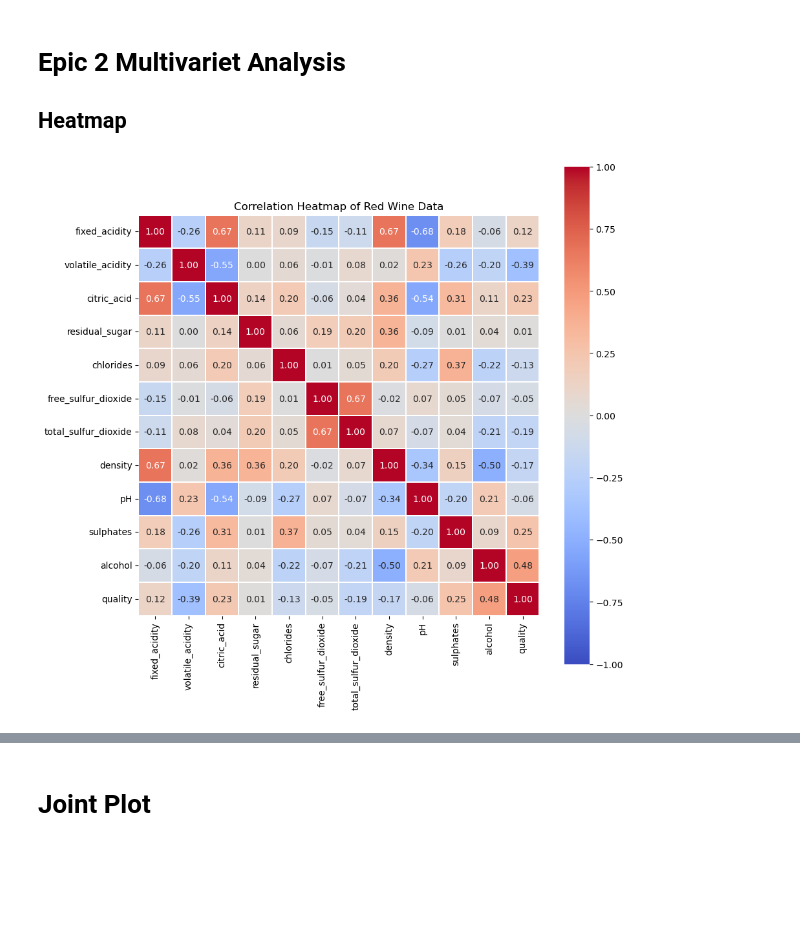
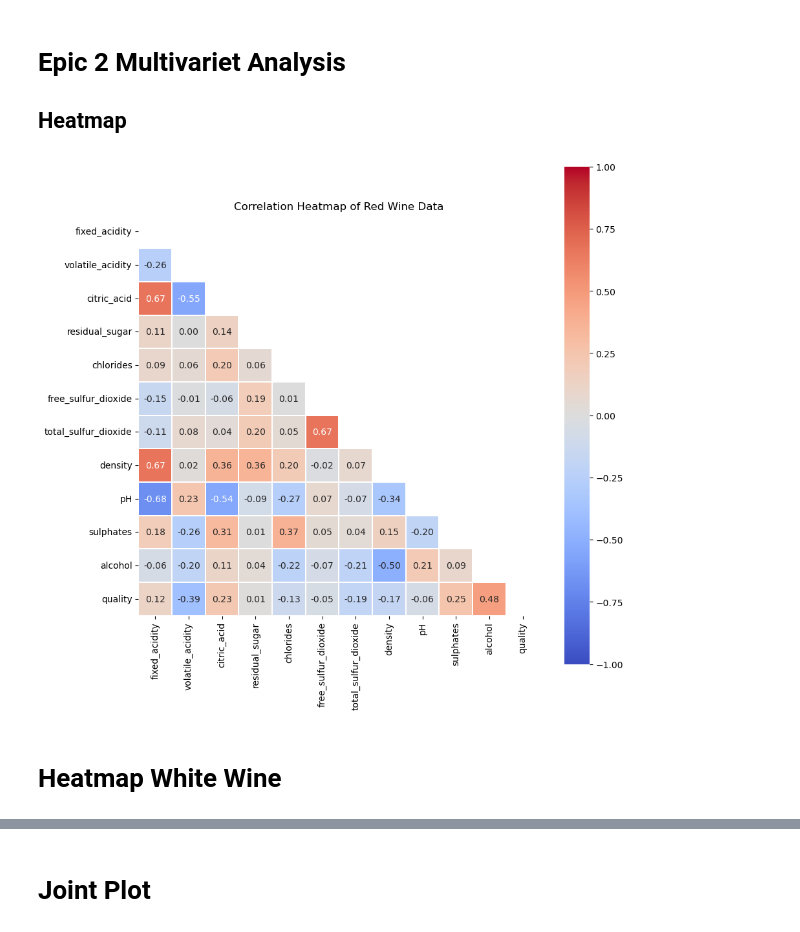
Before and after one commit to marcosmicozzi/Module01_Project02, a Jupyter notebook: m1p2s1.ipynb, the cells around one changed output, grey strips where cells are left out. Cells and saved outputs as stored; diff of their text form; code cells hidden in the pictures; blank space fills up the shorter version.

```diff
--- a/m1p2s1.ipynb
+++ b/m1p2s1.ipynb
@@ -505,16 +533,21 @@ Text(0.65, 1.25, 'Residual Sugar for both Red and White Wines')
 # %%
 # Compute the correlation matrix (numerical columns only)
 corr = red_wine.corr(numeric_only=True)
 
+# Create a mask for the upper triangle.
+mask = np.triu(np.ones_like(corr, dtype=bool))
+
 # Plot the heatmap
 # I had to add fig and ax to get it to the right size. why!!!!!
 fig, ax = plt.subplots(figsize=(10,10))
-sns.heatmap(data=corr, annot=True, cmap="coolwarm", fmt=".2f", linewidths=0.1, square = True, vmin=-1, vmax=1, ax=ax)
+sns.heatmap(data=corr, annot=True, cmap="coolwarm", fmt=".2f", linewidths=0.1, square = True, vmin=-1, vmax=1, ax=ax, mask=mask)
 plt.title("Correlation Heatmap of Red Wine Data")
 
 
-np.triu(np.ones_like(corr, dtype=bool))
+
 
 plt.show()
 # %% [output]
-[figure, old version]
+[figure, new version]
+# %% [markdown]
+# Heatmap White Wine
```
Also changed, not shown: parts of 29 cells of this notebook, 2 other files.
